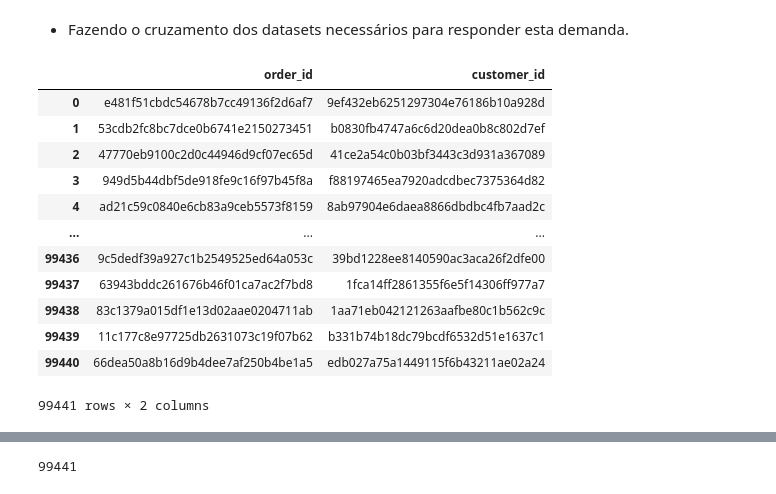
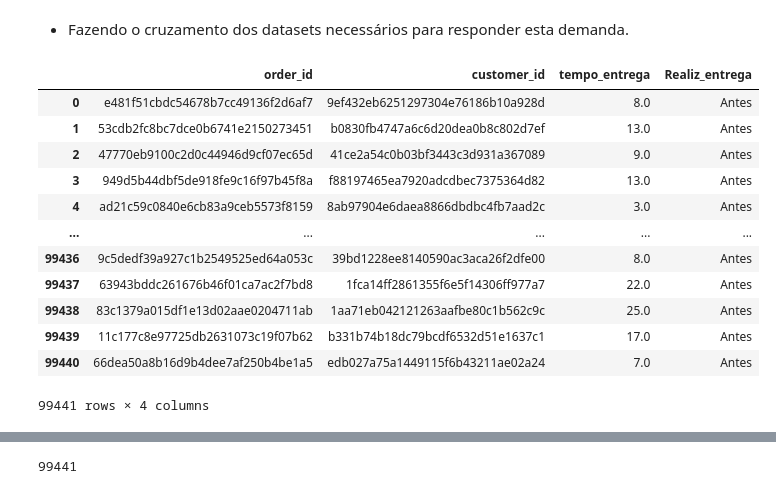
Before and after one commit to LucyMenges/Tech_Dados, a Jupyter notebook: Olist.ipynb, the cells around one changed output, grey strips where cells are left out. Saved outputs shown, nothing was run; the diff lists cells and outputs as text; code cells hidden in the pictures.

```diff
--- a/Olist.ipynb
+++ b/Olist.ipynb
@@ -1036,22 +1036,22 @@ Podemos analisar também o impacto do frete sobre o preço do produto.
 * Fazendo o cruzamento dos datasets necessários para responder esta demanda.
 # %%
 orders_resumo = pd.DataFrame()
-orders_resumo = orders[['order_id', 'customer_id']]
+orders_resumo = orders[['order_id', 'customer_id', 'tempo_entrega', 'Realiz_entrega']]
 orders_resumo
 # %% [output]
-|  | order_id | customer_id |
-| 0 | e481f51cbdc54678b7cc49136f2d6af7 | 9ef432eb6251297304e76186b10a928d |
-| 1 | 53cdb2fc8bc7dce0b6741e2150273451 | b0830fb4747a6c6d20dea0b8c802d7ef |
-| 2 | 47770eb9100c2d0c44946d9cf07ec65d | 41ce2a54c0b03bf3443c3d931a367089 |
-| 3 | 949d5b44dbf5de918fe9c16f97b45f8a | f88197465ea7920adcdbec7375364d82 |
-| 4 | ad21c59c0840e6cb83a9ceb5573f8159 | 8ab97904e6daea8866dbdbc4fb7aad2c |
-| ... | ... | ... |
-| 99436 | 9c5dedf39a927c1b2549525ed64a053c | 39bd1228ee8140590ac3aca26f2dfe00 |
-| 99437 | 63943bddc261676b46f01ca7ac2f7bd8 | 1fca14ff2861355f6e5f14306ff977a7 |
-| 99438 | 83c1379a015df1e13d02aae0204711ab | 1aa71eb042121263aafbe80c1b562c9c |
-| 99439 | 11c177c8e97725db2631073c19f07b62 | b331b74b18dc79bcdf6532d51e1637c1 |
-| 99440 | 66dea50a8b16d9b4dee7af250b4be1a5 | edb027a75a1449115f6b43211ae02a24 |
+|  | order_id | customer_id | tempo_entrega | Realiz_entrega |
+| 0 | e481f51cbdc54678b7cc49136f2d6af7 | 9ef432eb6251297304e76186b10a928d | 8.0 | Antes |
+| 1 | 53cdb2fc8bc7dce0b6741e2150273451 | b0830fb4747a6c6d20dea0b8c802d7ef | 13.0 | Antes |
+| 2 | 47770eb9100c2d0c44946d9cf07ec65d | 41ce2a54c0b03bf3443c3d931a367089 | 9.0 | Antes |
+| 3 | 949d5b44dbf5de918fe9c16f97b45f8a | f88197465ea7920adcdbec7375364d82 | 13.0 | Antes |
+| 4 | ad21c59c0840e6cb83a9ceb5573f8159 | 8ab97904e6daea8866dbdbc4fb7aad2c | 3.0 | Antes |
+| ... | ... | ... | ... | ... |
+| 99436 | 9c5dedf39a927c1b2549525ed64a053c | 39bd1228ee8140590ac3aca26f2dfe00 | 8.0 | Antes |
+| 99437 | 63943bddc261676b46f01ca7ac2f7bd8 | 1fca14ff2861355f6e5f14306ff977a7 | 22.0 | Antes |
+| 99438 | 83c1379a015df1e13d02aae0204711ab | 1aa71eb042121263aafbe80c1b562c9c | 25.0 | Antes |
+| 99439 | 11c177c8e97725db2631073c19f07b62 | b331b74b18dc79bcdf6532d51e1637c1 | 17.0 | Antes |
+| 99440 | 66dea50a8b16d9b4dee7af250b4be1a5 | edb027a75a1449115f6b43211ae02a24 | 7.0 | Antes |
-99441 rows × 2 columns
+99441 rows × 4 columns
 # %%
 m_orders_cus = pd.merge(orders_resumo, customers, how= 'inner', on= 'customer_id')
 m_orders_cus
```
Also changed, not shown: parts of 12 cells of this notebook.
